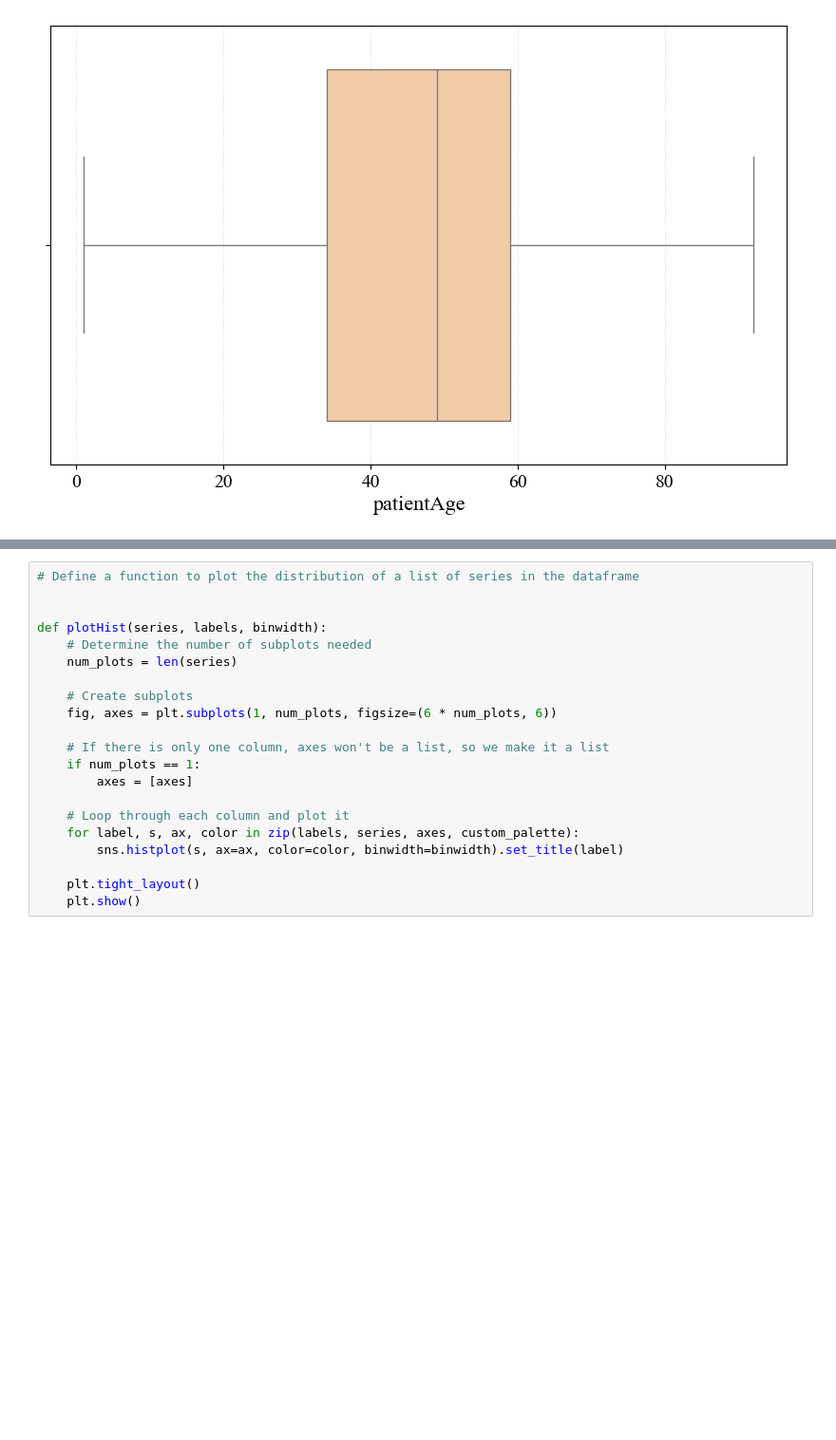
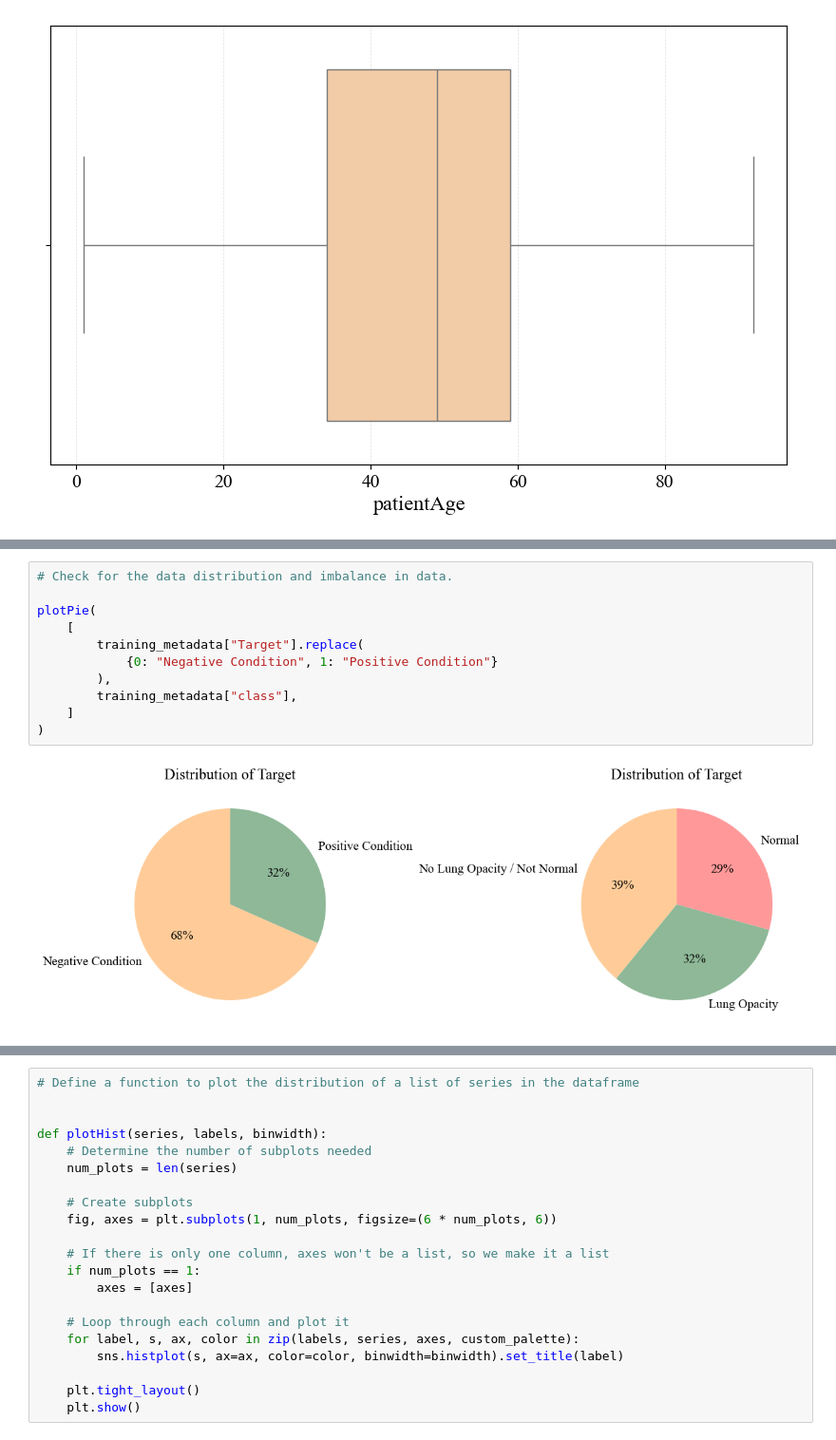
Before and after one commit to AIML-July-23-A-Capstone-G1-Team/Capstone-Project, a Jupyter notebook: Capstone.ipynb, the cells around one changed output, grey strips where cells are left out. Shown: that part at 95% size. Saved outputs shown, nothing was run; the diff lists cells and outputs as text; blank space fills up the shorter version.

```diff
--- a/Capstone.ipynb
+++ b/Capstone.ipynb
@@ -707,0 +734,13 @@ sns.boxplot(x="patientAge", data=training_metadata, orient="h")
+# %%
+# Check for the data distribution and imbalance in data.
+
+plotPie(
+    [
+        training_metadata["Target"].replace(
+            {0: "Negative Condition", 1: "Positive Condition"}
+        ),
+        training_metadata["class"],
+    ]
+)
+# %% [output]
+[figure, added]
```
Also changed, not shown: parts of 20 cells of this notebook.
